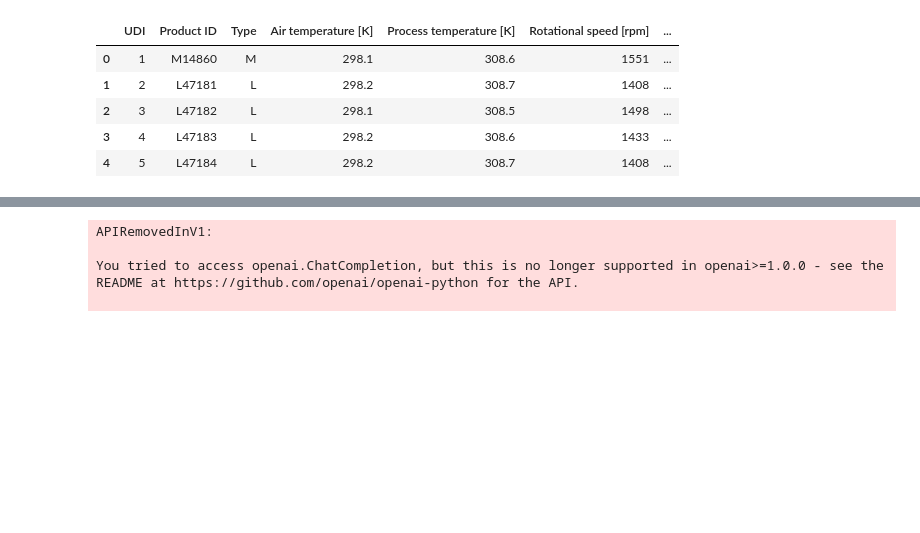
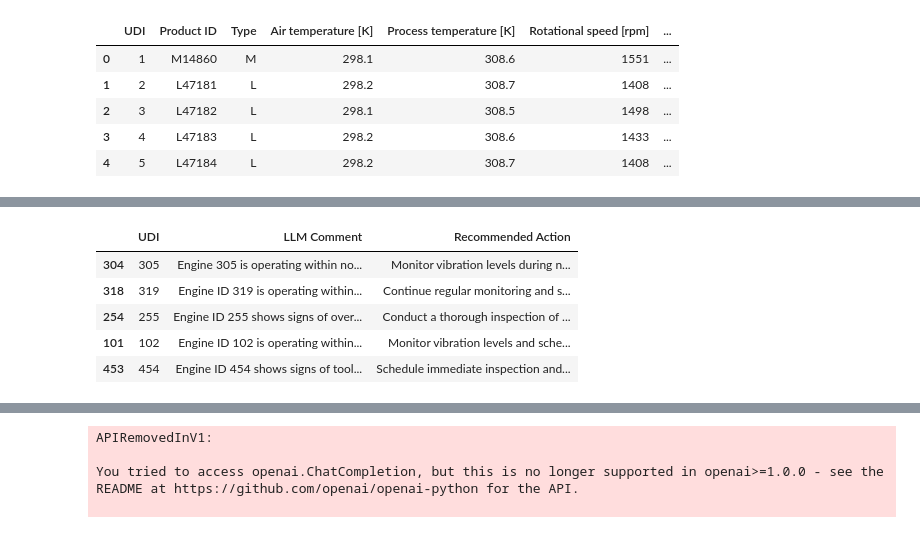
Before and after one commit to 4CDA/predictive_maintenance_decisiontrees, a Jupyter notebook: demo.ipynb, the cells around one changed output, grey strips where cells are left out. Drawn from its saved outputs; the diff is of its cells as text; code cells hidden in the pictures; blank space fills up the shorter version.

```diff
--- a/demo.ipynb
+++ b/demo.ipynb
@@ -97,6 +119,9 @@ def generate_inspection_comment(row):
 
     return comment
 # %%
-df['Comment'] = df.apply(generate_inspection_comment, axis=1)
+# If your original cleaned DataFrame is named clean_df:
+comment_df = df.copy()
+
+comment_df["Comment"] = comment_df.apply(generate_inspection_comment, axis=1)
 # %%
 
@@ -139,0 +156,16 @@ Status:
+# %%
+# 🤖 LLM call + JSON parser (OpenAI v1)
+def get_llm_comment(prompt):
+    response = client.chat.completions.create(
+        model="gpt-4o-mini",
+        messages=[{"role": "user", "content": prompt}],
+        temperature=0.3,
+        max_tokens=200
+    )
+    raw_output = response.choices[0].message.content.strip()
+
+    try:
+        result = json.loads(raw_output)
+        return result.get("comment", ""), result.get("action", "")
+    except json.JSONDecodeError:
+        return raw_output, "Unable to extract action"
@@ -139,0 +213,10 @@ Status:
+# %%
+#check the CSV
+llm_comment_df.sample(5)[["UDI", "LLM Comment", "Recommended Action"]]
+# %% [output]
+|  | UDI | LLM Comment | Recommended Action |
+| 304 | 305 | Engine 305 is operating within no... | Monitor vibration levels during n... |
+| 318 | 319 | Engine ID 319 is operating within... | Continue regular monitoring and s... |
+| 254 | 255 | Engine ID 255 shows signs of over... | Conduct a thorough inspection of ... |
+| 101 | 102 | Engine ID 102 is operating within... | Monitor vibration levels and sche... |
+| 453 | 454 | Engine ID 454 shows signs of tool... | Schedule immediate inspection and... |
```
Also changed, not shown: parts of 23 cells of this notebook, 3 other files.
